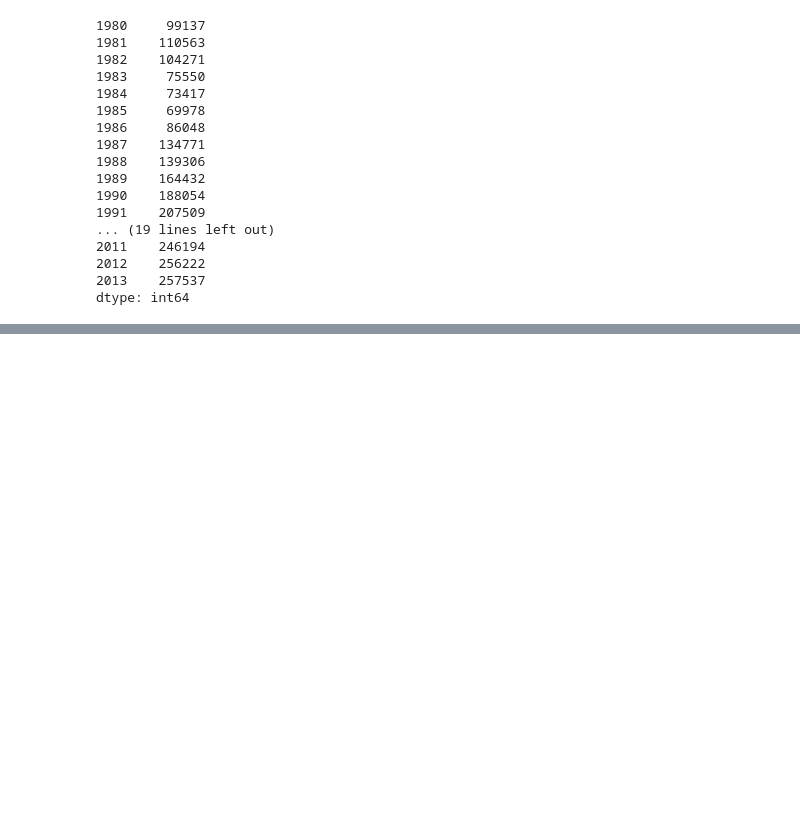
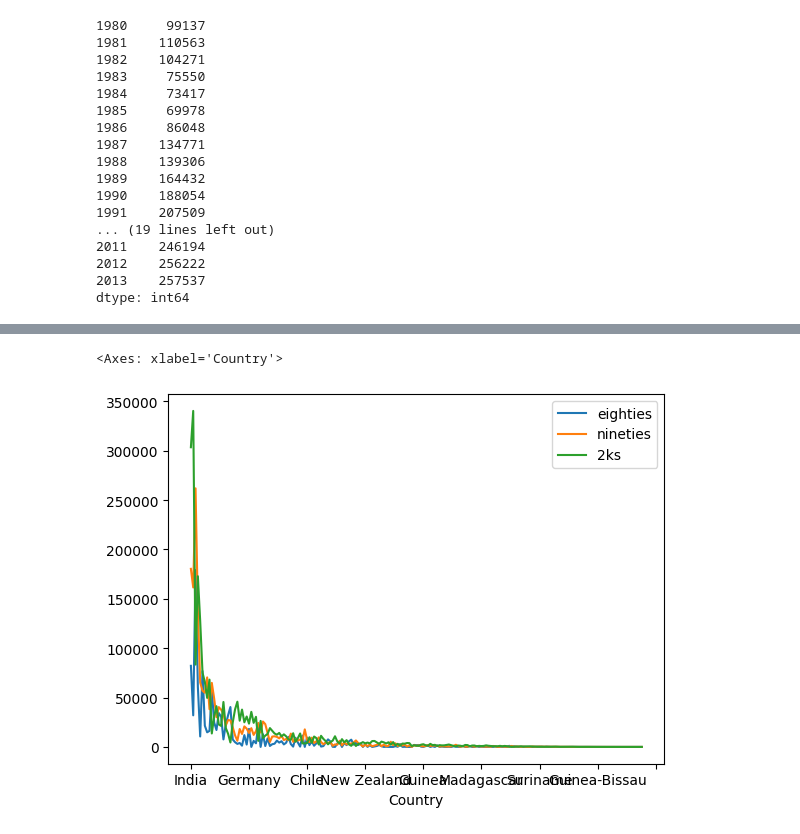
Before and after one commit to aditipandey017/DigiPodium, a Jupyter notebook: data analysis/immigrationanalysis.ipynb, the cells around one changed output, grey strips where cells are left out. Saved outputs shown, nothing was run; the diff lists cells and outputs as text; code cells hidden in the pictures; blank space fills up the shorter version.

```diff
--- a/data analysis/immigrationanalysis.ipynb
+++ b/data analysis/immigrationanalysis.ipynb
@@ -387,0 +429,10 @@ px.scatter_3d(
+# %%
+eighties=df[list(range(1980,1990))].sum(axis=1)
+nineties=df[list(range(1990,2000))].sum(axis=1)
+twenties=df[list(range(2000,2010))].sum(axis=1)
+# %%
+decade_df=pd.DataFrame(
+    {'eighties': eighties,
+     'nineties': nineties,
+     '2ks': twenties}
+)
@@ -387,0 +466,5 @@ px.scatter_3d(
+# %%
+decade_df.plot()
+# %% [output]
+<Axes: xlabel='Country'>
+[figure, added]
```
Also changed, not shown: parts of 17 cells of this notebook, 6 other files.
